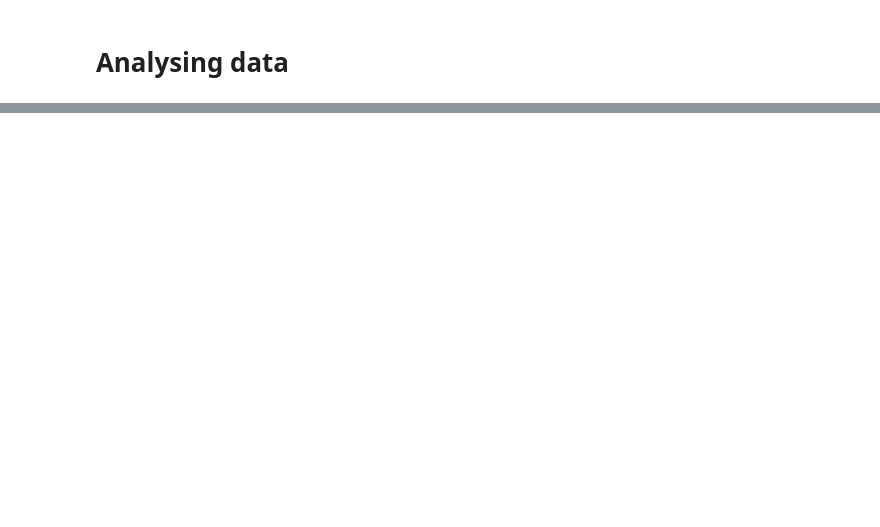
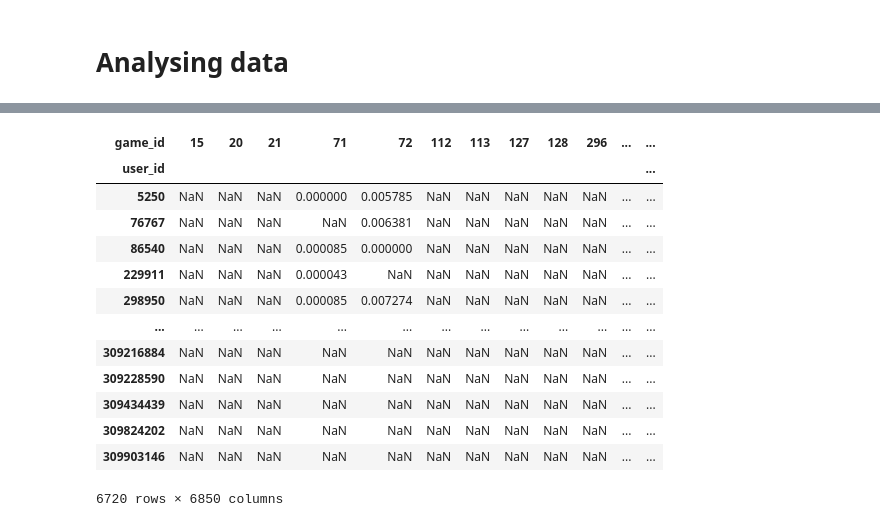
Before and after one commit to OmarEmad313/video-game-recommendation, a Jupyter notebook: video game recommendation with explicit rating/Video game recommendation with explicit data.ipynb, the cells around one changed output, grey strips where cells are left out. Drawn from its saved outputs; the diff is of its cells as text; code cells hidden in the pictures; blank space fills up the shorter version.

```diff
--- a/video game recommendation with explicit rating/Video game recommendation with explicit data.ipynb
+++ b/video game recommendation with explicit rating/Video game recommendation with explicit data.ipynb
@@ -443,0 +492,3 @@ df["hours"].value_counts()
+# %%
+dfUsers = df[["user_id","id","hours"]]
+dfUsers = dfUsers.rename(columns={"id":"game_id"})
@@ -443,0 +511,7 @@ df["hours"].value_counts()
+# %%
+from sklearn.preprocessing import MinMaxScaler
+scaler = MinMaxScaler(feature_range=(0,5))
+
+
+dfUsers[["rating"]] = scaler.fit_transform(dfUsers[["hours"]])
+display(dfUsers)
@@ -443,0 +532,23 @@ df["hours"].value_counts()
+# %%
+tmp = dfUsers.copy()
+dfUsers = tmp.pivot_table(index="user_id", columns="game_id", values="rating")
+missing_cols = list(set(dfUsers.index) - set(dfUsers.columns))
+for col in missing_cols:
+    dfUsers[col] = np.nan
+dfUsers = dfUsers[sorted(dfUsers.columns)]
+dfUsers
+# %% [output]
+| game_id | 15 | 20 | 21 | 71 | 72 | 112 | 113 | 127 | 128 | 296 | ... | ... |
+| user_id |  |  |  |  |  |  |  |  |  |  |  | ... |
+| 5250 | NaN | NaN | NaN | 0.000000 | 0.005785 | NaN | NaN | NaN | NaN | NaN | ... | ... |
+| 76767 | NaN | NaN | NaN | NaN | 0.006381 | NaN | NaN | NaN | NaN | NaN | ... | ... |
+| 86540 | NaN | NaN | NaN | 0.000085 | 0.000000 | NaN | NaN | NaN | NaN | NaN | ... | ... |
+| 229911 | NaN | NaN | NaN | 0.000043 | NaN | NaN | NaN | NaN | NaN | NaN | ... | ... |
+| 298950 | NaN | NaN | NaN | 0.000085 | 0.007274 | NaN | NaN | NaN | NaN | NaN | ... | ... |
+| ... | ... | ... | ... | ... | ... | ... | ... | ... | ... | ... | ... | ... |
+| 309216884 | NaN | NaN | NaN | NaN | NaN | NaN | NaN | NaN | NaN | NaN | ... | ... |
+| 309228590 | NaN | NaN | NaN | NaN | NaN | NaN | NaN | NaN | NaN | NaN | ... | ... |
+| 309434439 | NaN | NaN | NaN | NaN | NaN | NaN | NaN | NaN | NaN | NaN | ... | ... |
+| 309824202 | NaN | NaN | NaN | NaN | NaN | NaN | NaN | NaN | NaN | NaN | ... | ... |
+| 309903146 | NaN | NaN | NaN | NaN | NaN | NaN | NaN | NaN | NaN | NaN | ... | ... |
+6720 rows × 6850 columns
```
Also changed, not shown: parts of 25 cells of this notebook, 4 other files.
